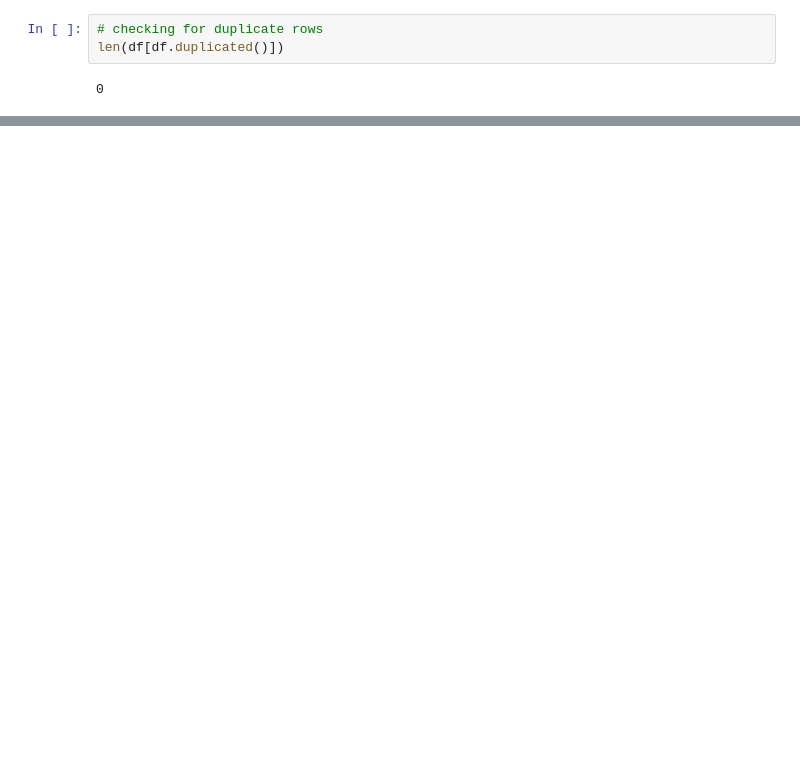
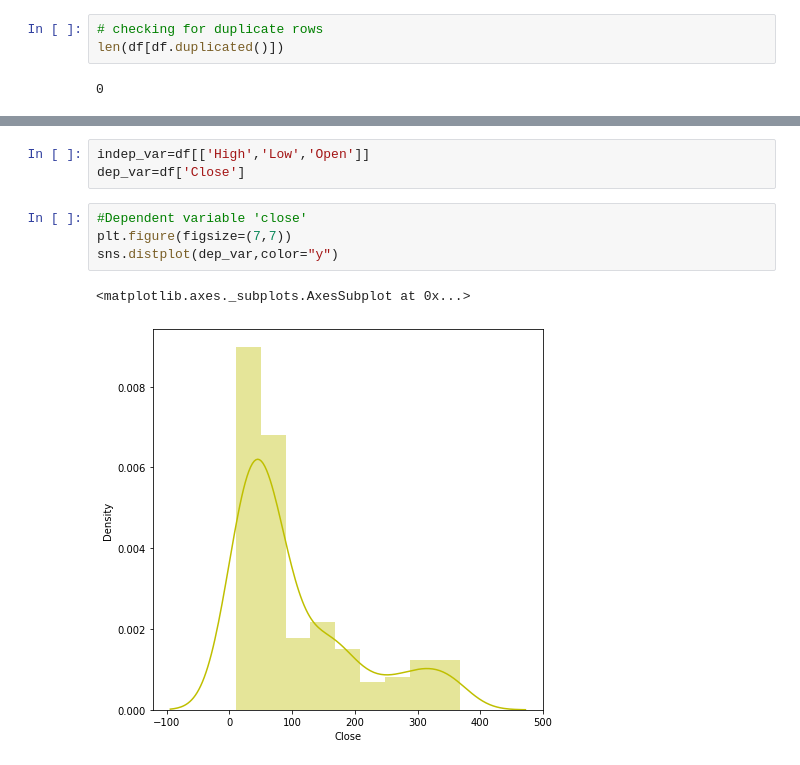
Before and after one commit to Sanjay9294/YES-Bank, a Jupyter notebook: capstone_project_(Yes_Bank).ipynb, the cells around one changed output, grey strips where cells are left out. Drawn from its saved outputs; the diff is of its cells as text; blank space fills up the shorter version.

```diff
--- a/capstone_project_(Yes_Bank).ipynb
+++ b/capstone_project_(Yes_Bank).ipynb
@@ -89,0 +103,10 @@ Index(['Date', 'Open', 'High', 'Low', 'Close'], dtype='object')
+# %%
+indep_var=df[['High','Low','Open']]
+dep_var=df['Close']
+# %%
+#Dependent variable 'close'
+plt.figure(figsize=(7,7))
+sns.distplot(dep_var,color="y")
+# %% [output]
+<matplotlib.axes._subplots.AxesSubplot at 0x...>
+[figure, added]
```
Also changed, not shown: parts of 12 cells of this notebook.
